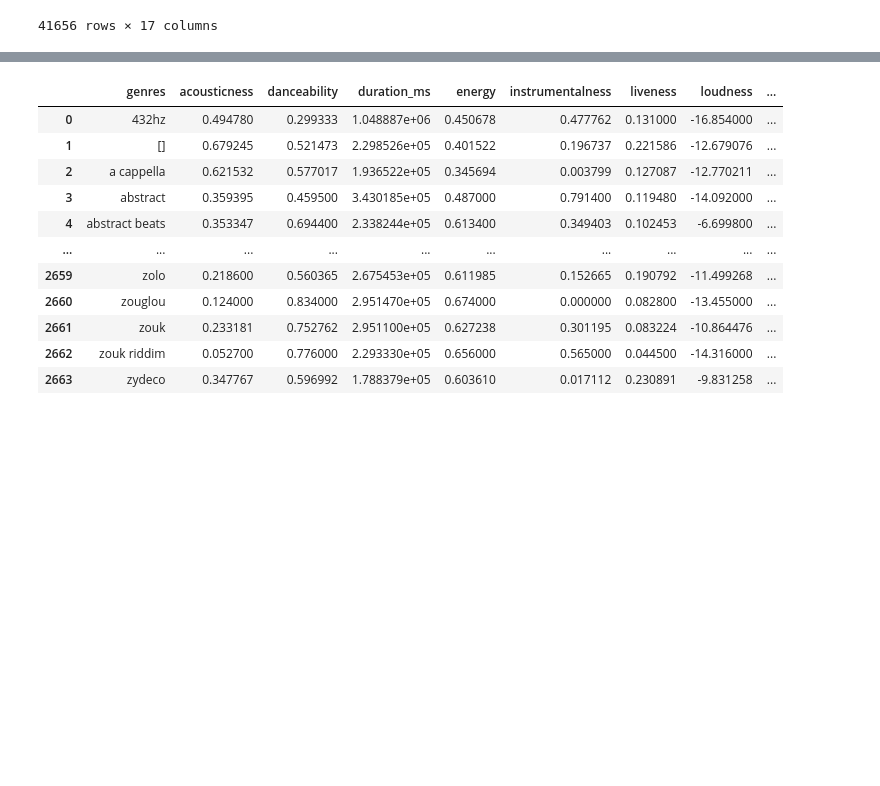
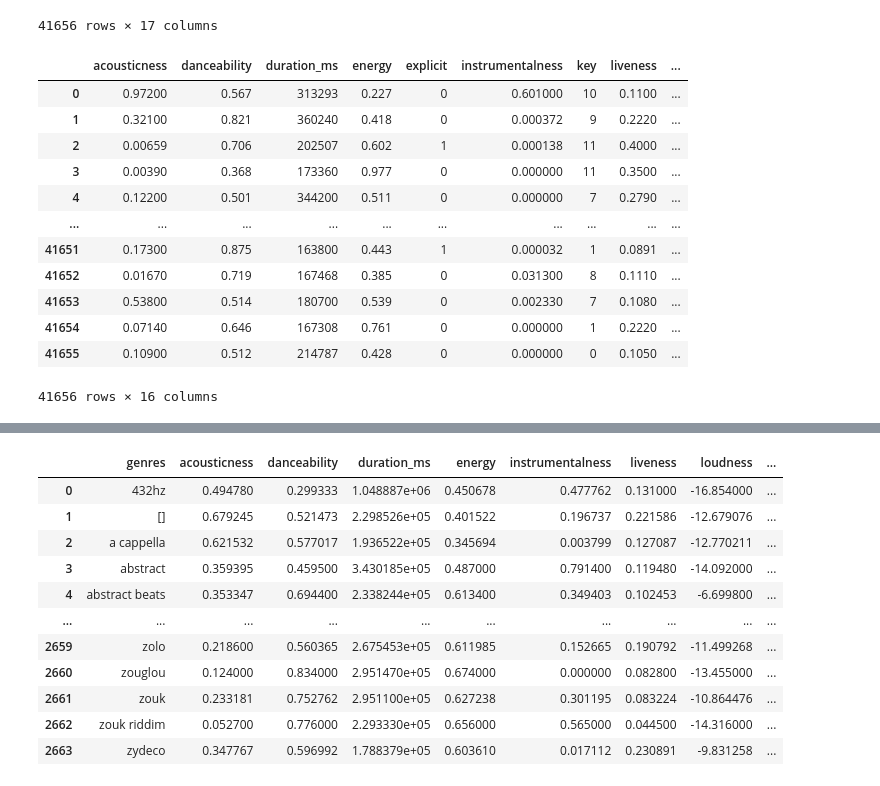
Before and after one commit to crchunn/Final-Project, a Jupyter notebook: Spotify data.ipynb, the cells around one changed output, grey strips where cells are left out. Saved outputs shown, nothing was run; the diff lists cells and outputs as text; code cells hidden in the pictures; blank space fills up the shorter version.

```diff
--- a/Spotify data.ipynb
+++ b/Spotify data.ipynb
@@ -48,3 +51,22 @@ data_df
 import os
 # %%
 # data_df.to_csv('dataD.csv')
+# %%
+dataA_df = data_df
+# %%
+del dataA_df['artists']
+dataA_df
+# %% [output]
+|  | acousticness | danceability | duration_ms | energy | explicit | instrumentalness | key | liveness | ... |
+| 0 | 0.97200 | 0.567 | 313293 | 0.227 | 0 | 0.601000 | 10 | 0.1100 | ... |
+| 1 | 0.32100 | 0.821 | 360240 | 0.418 | 0 | 0.000372 | 9 | 0.2220 | ... |
+| 2 | 0.00659 | 0.706 | 202507 | 0.602 | 1 | 0.000138 | 11 | 0.4000 | ... |
+| 3 | 0.00390 | 0.368 | 173360 | 0.977 | 0 | 0.000000 | 11 | 0.3500 | ... |
+| 4 | 0.12200 | 0.501 | 344200 | 0.511 | 0 | 0.000000 | 7 | 0.2790 | ... |
+| ... | ... | ... | ... | ... | ... | ... | ... | ... | ... |
+| 41651 | 0.17300 | 0.875 | 163800 | 0.443 | 1 | 0.000032 | 1 | 0.0891 | ... |
+| 41652 | 0.01670 | 0.719 | 167468 | 0.385 | 0 | 0.031300 | 8 | 0.1110 | ... |
+| 41653 | 0.53800 | 0.514 | 180700 | 0.539 | 0 | 0.002330 | 7 | 0.1080 | ... |
+| 41654 | 0.07140 | 0.646 | 167308 | 0.761 | 0 | 0.000000 | 1 | 0.2220 | ... |
+| 41655 | 0.10900 | 0.512 | 214787 | 0.428 | 0 | 0.000000 | 0 | 0.1050 | ... |
+41656 rows × 16 columns
```
Also changed, not shown: parts of 9 cells of this notebook, 1 other file.
